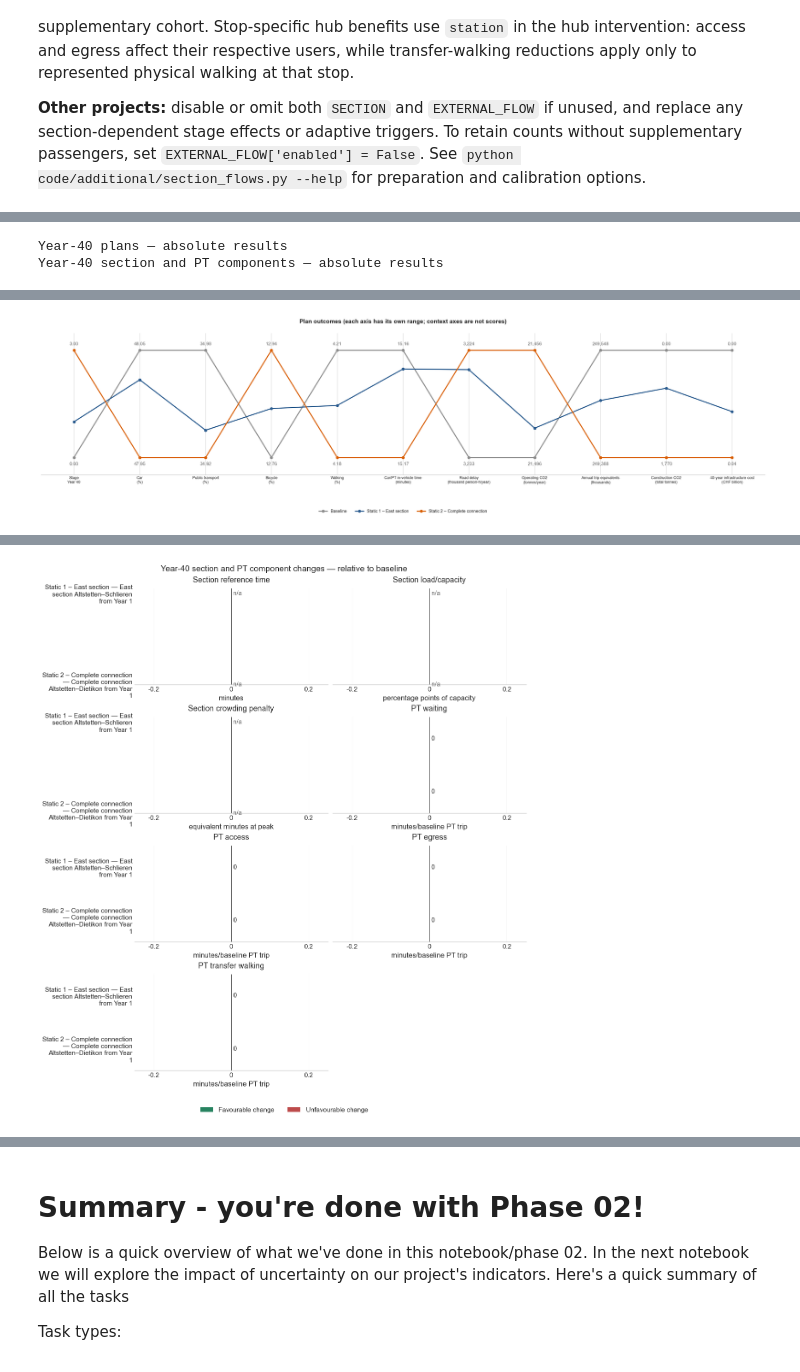
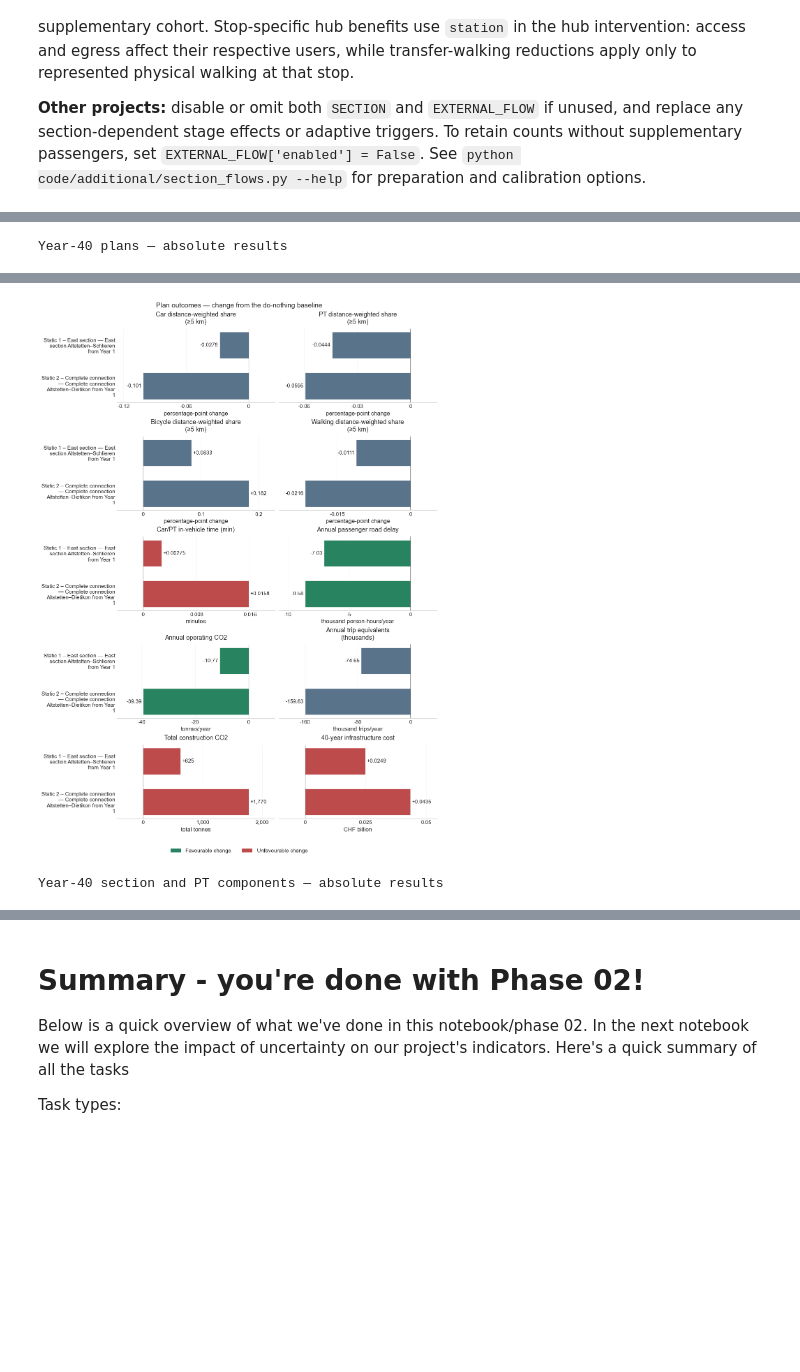
Before and after one commit to dmaure-ETHZ/IP-HS26-MehrSpur-CaseStudy-Domanyi-Londis-Maurer, a Jupyter notebook: notebooks/02_system_modeling.ipynb, the cells around one changed output, grey strips where cells are left out. Drawn from its saved outputs; the diff is of its cells as text; code cells hidden in the pictures; blank space fills up the shorter version.

```diff
--- a/notebooks/02_system_modeling.ipynb
+++ b/notebooks/02_system_modeling.ipynb
@@ -3406,14 +3248,14 @@ for key, plan in PLANS.items():
     if plan["to1"] is not None or plan["to2"] is not None:
         raise ValueError(f"{key!r} is not a static plan")
     stage = int(plan["initial_stage"])
-    ost_active, west_active = stages_module.stage_components(stage)
+    stations_active, tunnel_active = stages_module.stage_components(stage)
     investment = (
-        ost_active * plan.get("inv_stage1", 0.0)
-        + west_active * plan.get("inv_stage2", 0.0)
+        stations_active * plan.get("inv_stage1", 0.0)
+        + tunnel_active * plan.get("inv_stage2", 0.0)
     )
     annual_opex = (
-        ost_active * plan.get("op_stage1", 0.0)
-        + west_active * plan.get("op_stage2", 0.0)
+        stations_active * plan.get("op_stage1", 0.0)
+        + tunnel_active * plan.get("op_stage2", 0.0)
     )
     print(f"Using Year {p.N_YEARS} state: {plan['name']}...")
     snapshot = tmi.stage_year_snapshot(ctx, stage_results[stage],
@@ -3435,7 +3277,7 @@ for key, plan in PLANS.items():
     PLAN_INFRASTRUCTURE_COSTS[key] = investment + p.N_YEARS * annual_opex
     PLAN_CONSTRUCTION_EMISSIONS[key] = sum(
         stages_module.construction_emissions_tonnes(package)
-        for package, active in ((1, ost_active), (2, west_active)) if active
+        for package, active in ((1, stations_active), (2, tunnel_active)) if active
     )
 
 # 1. One row per plan, with every indicator we track ----------------------
@@ -3542,7 +3337,7 @@ Emissionen getrennt nach Betrieb und Bau; Kosten ohne Diskontierung oder Restwer
 # %%
 from additional import transport_display as td
 
-SHOW_ABSOLUTE_PARALLEL_COORDINATES = True
+SHOW_ABSOLUTE_PARALLEL_COORDINATES = False  # Optional overview of the absolute values.
 BASELINE_PLAN_NAME = PLANS["baseline"]["name"]
 PLOT_DIRECTIONS = {key: "context" if key in {"Car %", "PT %", "Bicycle %", "Walk %"}
                    or value not in {"low", "high"} else value for key, value in DIRECTION.items()}
@@ -3577,11 +3372,11 @@ if SHOW_ABSOLUTE_PARALLEL_COORDINATES and len(selected_outcomes.columns):
         if abs(v) >= 10:   return f"{v:.2f}"
         return f"{v:.2f}"
 
-    fig, ax = plt.subplots(figsize=(max(14.0, 2.2 * len(cols)), 7.0))
+    fig, ax = plt.subplots(figsize=(max(8.0, 1.4 * len(cols)), 6.0))
     for j in xs:
         ax.axvline(j, color="0.85", lw=1, zorder=1)
     for i, plan in enumerate(PLAN_OUTCOMES.index):
-        ax.plot(xs, Z[i], "-o", lw=2.4, ms=6, color=colors[i % len(colors)], label=adaptive_planning.PLAN_DEFINITIONS[PLAN_SUBSET[i]]["name"], zorder=3)
+        ax.plot(xs, Z[i], "-o", lw=2.4, ms=6, color=colors[i % len(colors)], label=plan, zorder=3)
 
     for j, c in enumerate(cols):
         top, bot = (lo[j], hi[j]) if PLOT_DIRECTIONS[c] == "low" else (hi[j], lo[j])
@@ -3600,7 +3395,7 @@ if SHOW_ABSOLUTE_PARALLEL_COORDINATES and len(selected_outcomes.columns):
         "40-yr cost (bn CHF)": "40-year infrastructure cost\n(CHF billion)",
     }
     ax.set_xticks(xs)
-    ax.set_xticklabels([axis_labels[c] for c in cols], fontsize=9)
+    ax.set_xticklabels([axis_labels[c] for c in cols], fontsize=11)
     ax.set_yticks([])
     ax.set_ylim(-0.16, 1.16)
     ax.set_xlim(-0.5, len(cols) - 0.5)
@@ -3627,37 +3422,37 @@ if relative_columns:
     }
     fig = td.plot_baseline_changes(selected_outcomes[relative_columns], BASELINE_PLAN_NAME,
         title="Plan outcomes — change from the do-nothing baseline", units=plan_units,
-        labels={"Car %": "Car distance-weighted share\n(≥2 km)",
-                "PT %": "PT distance-weighted share\n(≥2 km)",
-                "Bicycle %": "Bicycle distance-weighted share\n(≥2 km)",
-                "Walk %": "Walking distance-weighted share\n(≥2 km)",
+        labels={"Car %": "Car distance-weighted share\n(≥5 km)",
+                "PT %": "PT distance-weighted share\n(≥5 km)",
+                "Bicycle %": "Bicycle distance-weighted share\n(≥5 km)",
+                "Walk %": "Walking distance-weighted share\n(≥5 km)",
                 "Congestion (k person-h/yr)": "Annual passenger road delay",
                 "Operating CO2 (t/yr)": "Annual operating CO2",
                 "Construction CO2 (t total)": "Total construction CO2",
                 "40-yr cost (bn CHF)": "40-year infrastructure cost"},
         ncols=CHANGE_PLOT_COLUMNS, fontsize=CHANGE_PLOT_FONT_SIZE,
         directions=PLOT_DIRECTIONS)
     exports.save_outputs("4_3_plan_outcomes_changes", figure=fig)
     plt.show()
 
 print("Year-40 section and PT components — absolute results")
 selected_project = _display_indicators(PLAN_PROJECT_INDICATORS,
     {key: "{:,.2f} " + units for key, units in PROJECT_INDICATOR_UNITS.items()}, na_rep="n/a")
 focus_columns = _plot_columns(PLAN_PROJECT_INDICATORS, PROJECT_PLOT_INDICATORS)
 if focus_columns:
     fig = td.plot_baseline_changes(selected_project[focus_columns], BASELINE_PLAN_NAME,
         title="Year-40 section and PT component changes — relative to baseline",
         units={**PROJECT_INDICATOR_UNITS, "Section load/capacity": "percentage points of capacity"},
         scales={c: 100.0 for c in focus_columns if c == "Section load/capacity"},
         directions=PROJECT_INDICATOR_DIRECTIONS,
         ncols=CHANGE_PLOT_COLUMNS, fontsize=CHANGE_PLOT_FONT_SIZE)
     exports.save_outputs("4_3_plan_project_changes", figure=fig)
     plt.show()
 # %% [output]
 Year-40 plans — absolute results
-Year-40 section and PT components — absolute results
 |  | Stage (Y40) | Car % | PT % | Bicycle % | Walk % | Car/PT in-vehicle time (min) | Congestion (k person-h/yr) | ... |
 | Baseline — Baseline throughout th... | 0 | 48.1 | 35.0 | 12.8 | 4.2 | 15.16 | 3,233.0 | ... |
 | Static 1 – East section — East se... | 1 | 48.0 | 34.9 | 12.8 | 4.2 | 15.16 | 3,225.9 | ... |
 | Static 2 – Complete connection — ... | 3 | 48.0 | 34.9 | 12.9 | 4.2 | 15.17 | 3,224.4 | ... |
-[figure, old version]
+[figure, new version]
+Year-40 section and PT components — absolute results
@@ -3669,4 +3464,3 @@ Year-40 section and PT components — absolute results
-[figure, removed]
 # %%
 # Total runtime notebook02
 print(f"__NOTEBOOK_RUNTIME_SECONDS__={time.perf_counter() - _NB_START:.3f}")
```
Also changed, not shown: parts of 24 cells of this notebook, 1 other file.
